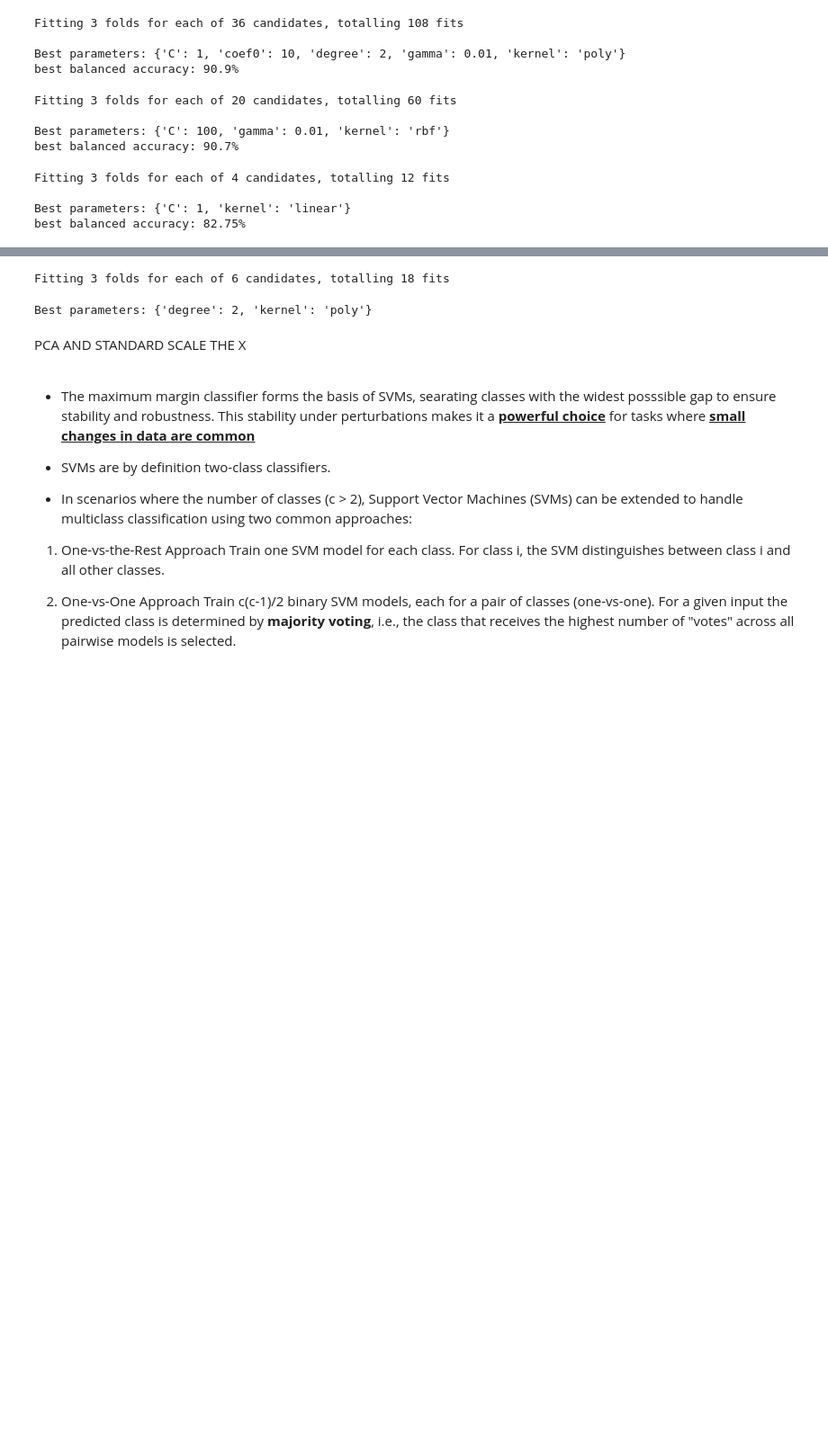
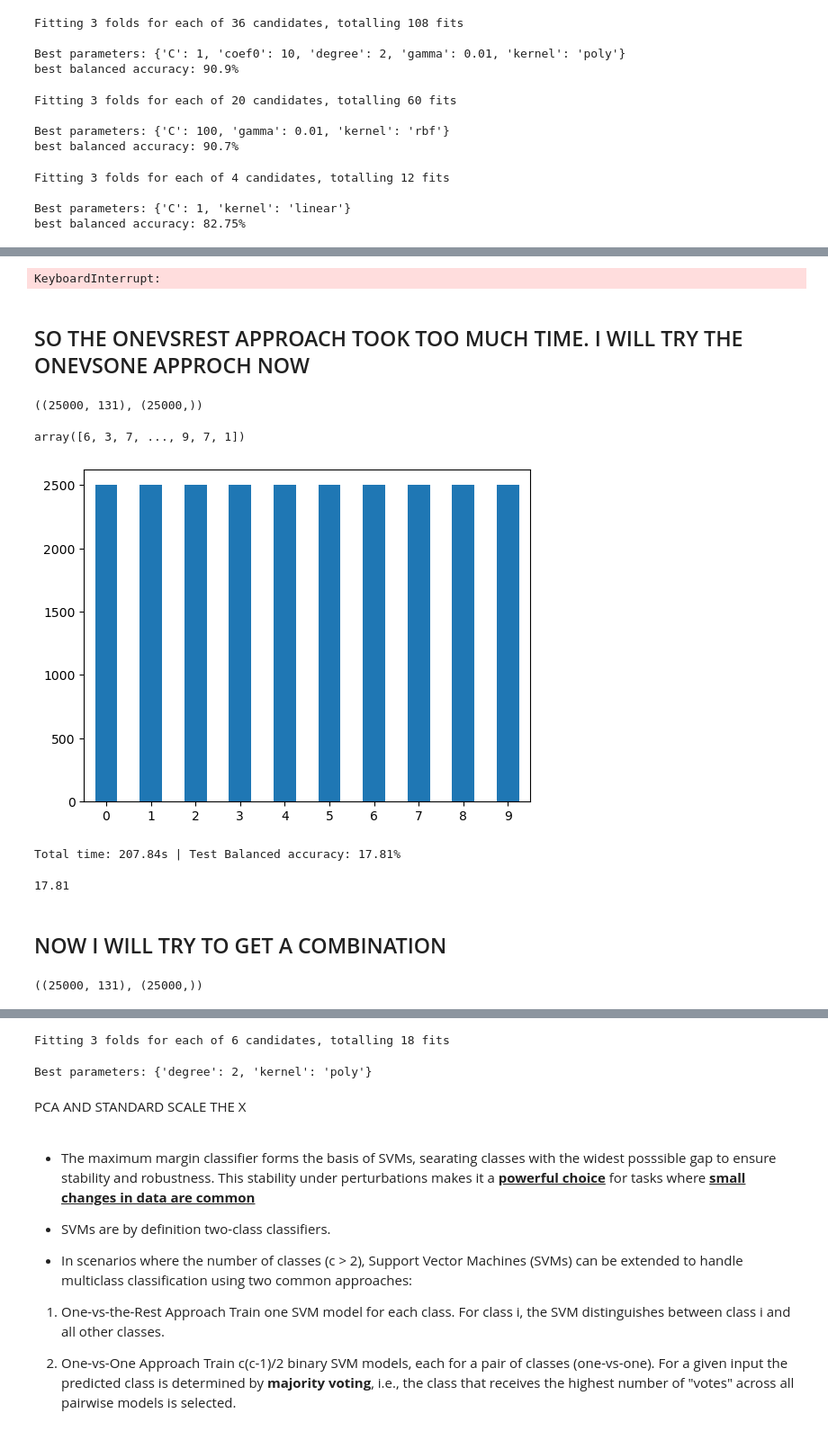
Before and after one commit to kounsolas/NeuralNetworks, a Jupyter notebook: Task2.ipynb, the cells around one changed output, grey strips where cells are left out. Shown at 90% size. Saved outputs shown, nothing was run; the diff lists cells and outputs as text; code cells hidden in the pictures; blank space fills up the shorter version.

```diff
--- a/Task2.ipynb
+++ b/Task2.ipynb
@@ -81,6 +86,10 @@ pca = PCA(n_components = 0.92)
 X_train_pca = pca.fit_transform(X_train)
 X_test_pca = pca.transform(X_test)
 
-print(f"X_train_pca.shape = {X_train_pca.shape}")
-print(f"X_test_pca.shape = {X_test_pca.shape}")
+scaler = StandardScaler()
+X_train_sc_pca = scaler.fit_transform(X_train_pca)
+X_test_sc_pca = scaler.transform(X_test_pca)
+
+print(f"X_train_sc_pca.shape = {X_train_sc_pca.shape}")
+print(f"X_test_sc_pca.shape = {X_test_sc_pca.shape}")
 # %% [output]
@@ -278,0 +290,17 @@ best balanced accuracy: 82.75%
+# %%
+svm_rbf_v1 = SVC(kernel = "rbf",C=10,gamma=0.1)
+
+#wrap it with OneVsRestClassifier
+ovr_class_v1 = OneVsRestClassifier(svm_rbf_v1,n_jobs=-1)
+
+train_test_svm(ovr_class_v1,X_train_sc_pca,X_test_sc_pca,y_train,y_test)
+# %% [output]
+KeyboardInterrupt:
+# %% [markdown]
+## SO THE ONEVSREST APPROACH TOOK TOO MUCH TIME. I WILL TRY THE ONEVSONE APPROCH NOW
+# %%
+svm_ovo_v1 = SVC(kernel = "rbf",C=10,gamma=0.1)
+
+train_test_svm(svm_ovo_v1,X_train_sc_pca,X_test_sc_pca,y_train,y_test)
+
+#THIS TOOK TOO MUCH TIME
@@ -278,0 +356,14 @@ best balanced accuracy: 82.75%
+# %%
+X_train_reduced,y_train_reduced = reduce_dataset_representative(X_train_sc_pca,y_train,2500)
+
+X_train_reduced.shape, y_train_reduced.shape
+# %% [output]
+((25000, 131), (25000,))
+# %%
+y_train_reduced
+# %% [output]
+array([6, 3, 7, ..., 9, 7, 1])
+# %%
+pd.Series(y_train_reduced).value_counts().sort_index().plot(kind='bar', rot=0);
+# %% [output]
+[figure, added]
@@ -278,0 +374,9 @@ best balanced accuracy: 82.75%
+# %%
+svm_ovo_v1 = SVC(kernel = "rbf",C=10,gamma=0.1)
+
+train_test_svm(svm_ovo_v1,X_train_reduced,X_test_sc_pca,y_train_reduced,y_test)
+# %% [output]
+Total time: 207.84s | Test Balanced accuracy: 17.81%
+17.81
+# %% [markdown]
+## NOW I WILL TRY TO GET A COMBINATION
@@ -278,0 +439,6 @@ best balanced accuracy: 82.75%
+# %%
+X_train_reduced_combined,y_train_reduced_combined = reduce_dataset_combined(X_train_sc_pca,y_train,2500)
+
+X_train_reduced_combined.shape, y_train_reduced_combined.shape
+# %% [output]
+((25000, 131), (25000,))
```
Also changed, not shown: parts of 13 cells of this notebook.
